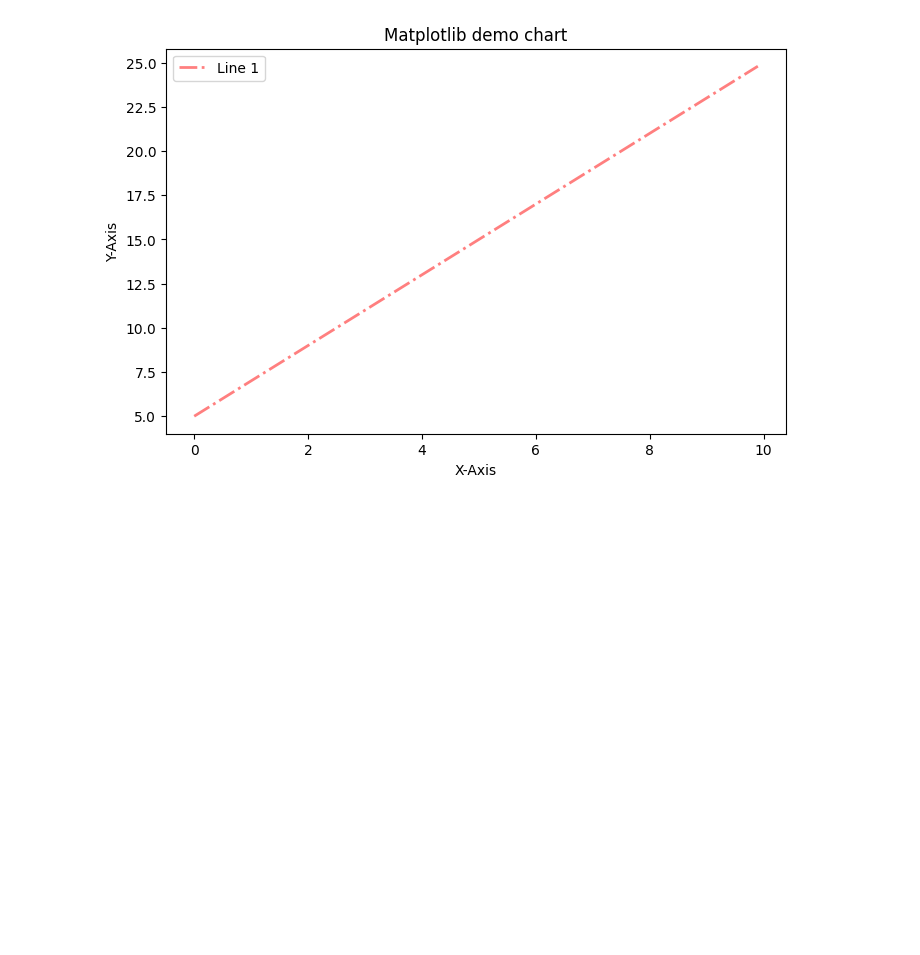
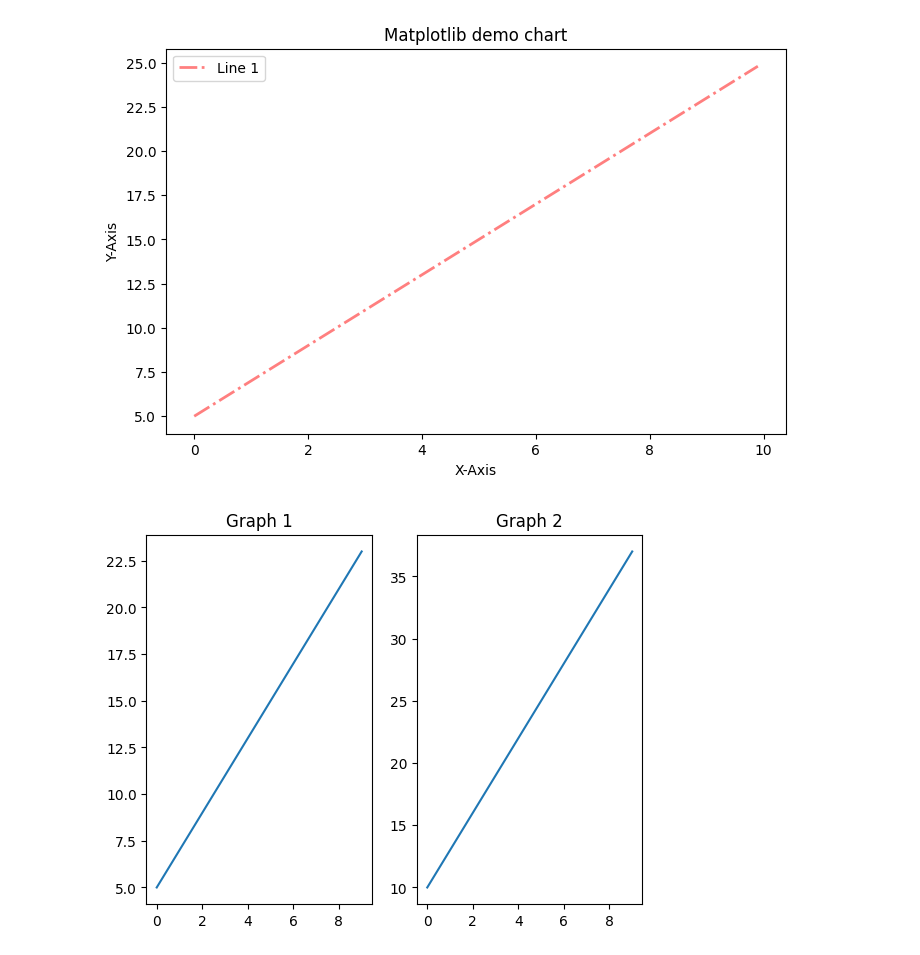
Before and after one commit to ShatakshiR/PythonDemo, a Jupyter notebook: visualization.ipynb, the cells around one changed output. Drawn from its saved outputs; the diff is of its cells as text; code cells hidden in the pictures; blank space fills up the shorter version.

```diff
--- a/visualization.ipynb
+++ b/visualization.ipynb
@@ -65,3 +65,21 @@ plt.legend(['Line 1'], loc='best')
 plt.show()
 # %% [output]
 [figure]
+# %%
+# Multiple line charts
+x = np.arange(0,10)
+y1 = 2*x + 5
+y2 = 3*x + 10
+# %%
+#Create two or more subplots in the figure
+plt.subplot(1,2,1) # (num of rows, num of columns, subplot index in the chart)
+plt.plot(x, y1)
+plt.title('Graph 1')
+
+plt.subplot(1,2,2)
+plt.plot(x, y2)
+plt.title('Graph 2')
+
+plt.show()
+# %% [output]
+[figure, added]
```
